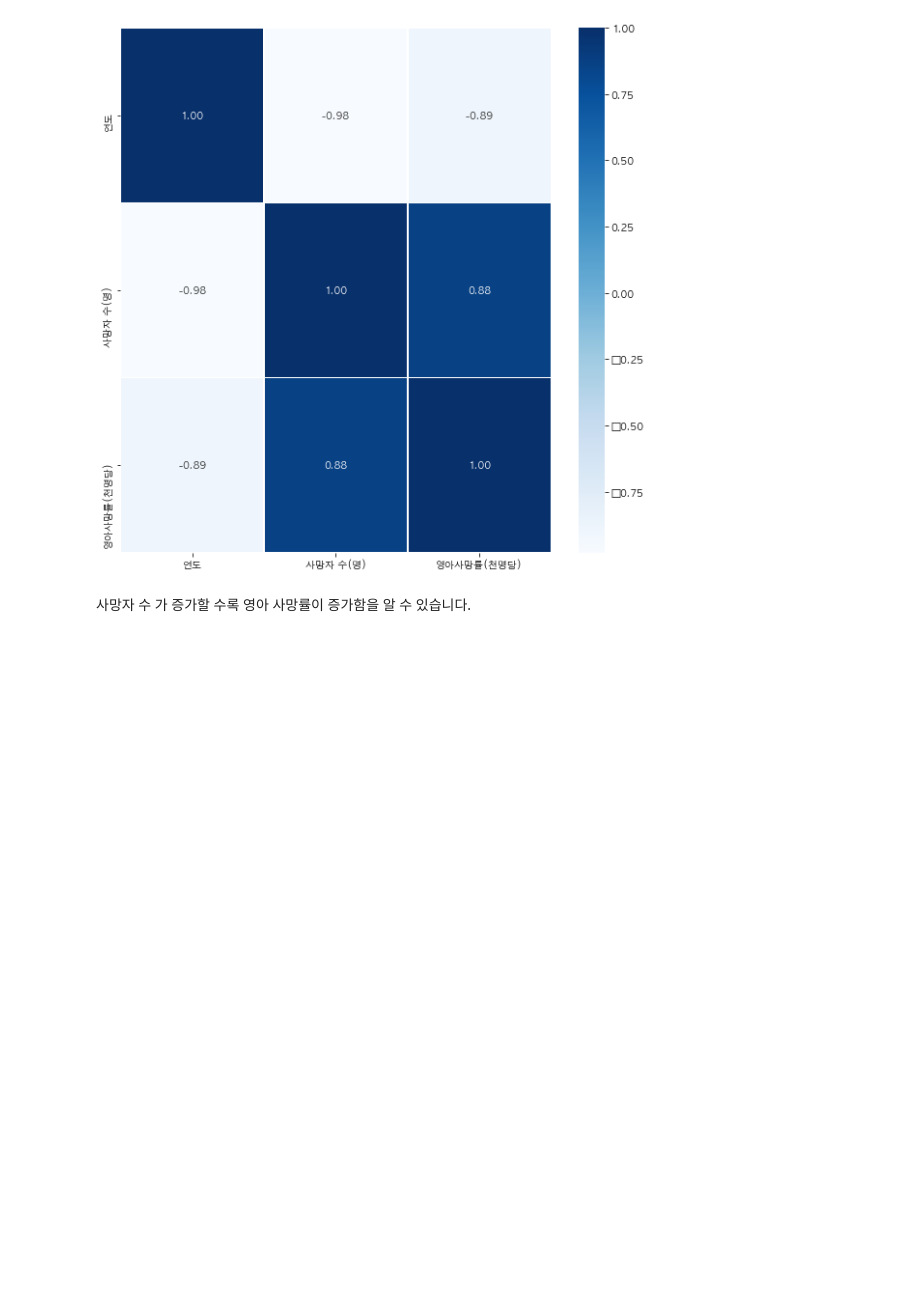
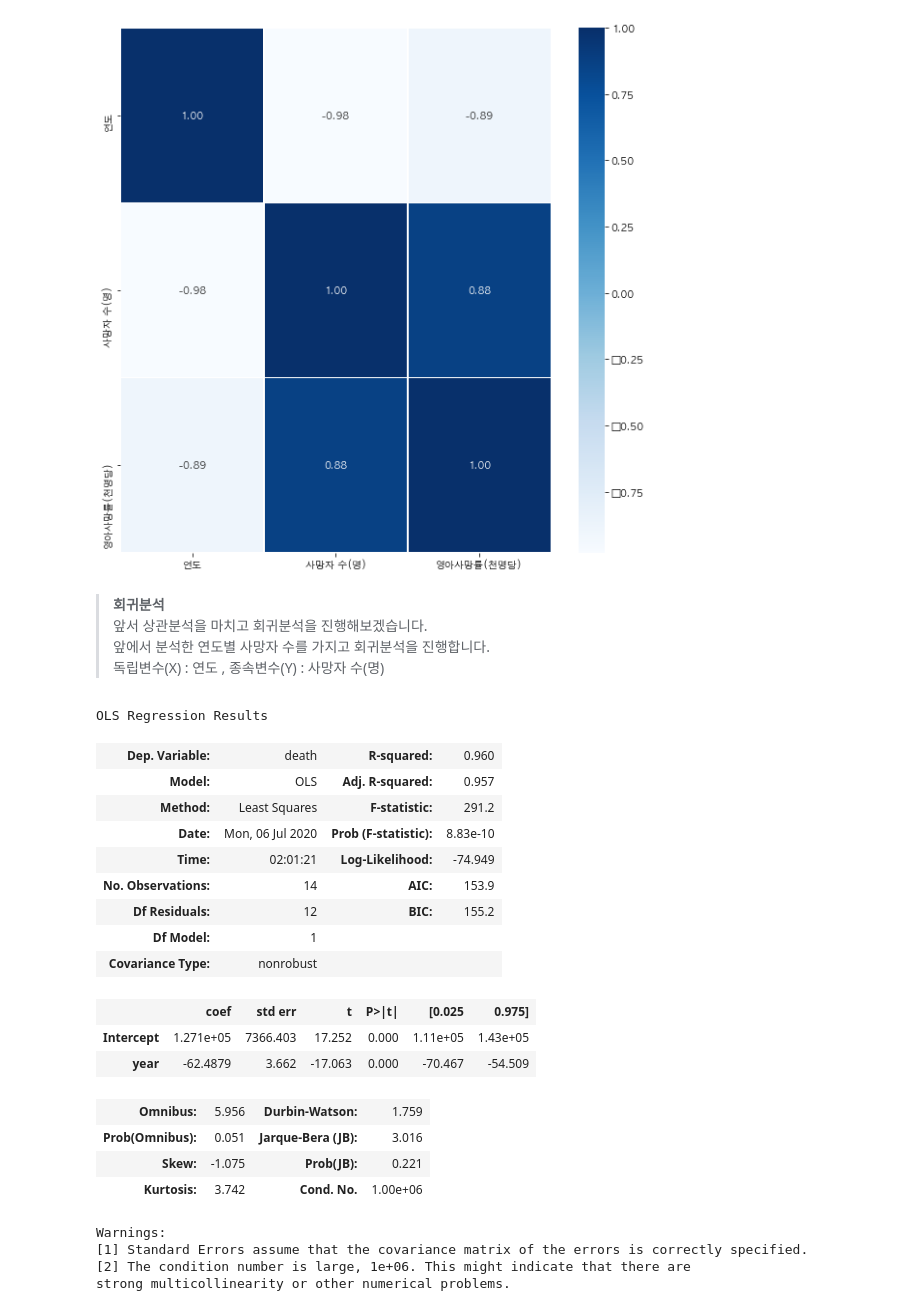
Before and after one commit to superZina/bigData, a Jupyter notebook: 기말.ipynb, the cells around one changed output. Drawn from its saved outputs; the diff is of its cells as text; code cells hidden in the pictures; blank space fills up the shorter version.

Commit message:
회귀분석, 회귀분석 결과 평가 , 잔차 분석

```diff
--- a/기말.ipynb
+++ b/기말.ipynb
@@ -814,5 +821,37 @@ sns.heatmap(data = df_death_all.corr() , annot = True , fmt = '.2f' , linewidths
 # %% [output]
 <matplotlib.axes._subplots.AxesSubplot at 0x...>
 [figure]
-# %% [markdown]
-사망자 수 가 증가할 수록 영아 사망률이 증가함을 알 수 있습니다.
+# %% [markdown]
+> **회귀분석**
+앞서 상관분석을 마치고 회귀분석을 진행해보겠습니다.
+앞에서 분석한 연도별 사망자 수를 가지고 회귀분석을 진행합니다.
+독립변수(X) : 연도 , 종속변수(Y) : 사망자 수(명)
+# %%
+df_death_all = df_death_all.reset_index()
+df_death_all = df_death_all.rename(columns = {'사망자 수(명)':'death' , '연도':'year'})
+
+import statsmodels.api as sm
+lin_reg = sm.OLS.from_formula('death ~ year', df_death_all).fit()
+lin_reg.summary()
+# %% [output]
+OLS Regression Results
+| Dep. Variable: | death | R-squared: | 0.960 |
+| Model: | OLS | Adj. R-squared: | 0.957 |
+| Method: | Least Squares | F-statistic: | 291.2 |
+| Date: | Mon, 06 Jul 2020 | Prob (F-statistic): | 8.83e-10 |
+| Time: | 02:01:21 | Log-Likelihood: | -74.949 |
+| No. Observations: | 14 | AIC: | 153.9 |
+| Df Residuals: | 12 | BIC: | 155.2 |
+| Df Model: | 1 |  |  |
+| Covariance Type: | nonrobust |  |  |
+|  | coef | std err | t | P>|t| | [0.025 | 0.975] |
+| Intercept | 1.271e+05 | 7366.403 | 17.252 | 0.000 | 1.11e+05 | 1.43e+05 |
+| year | -62.4879 | 3.662 | -17.063 | 0.000 | -70.467 | -54.509 |
+| Omnibus: | 5.956 | Durbin-Watson: | 1.759 |
+| Prob(Omnibus): | 0.051 | Jarque-Bera (JB): | 3.016 |
+| Skew: | -1.075 | Prob(JB): | 0.221 |
+| Kurtosis: | 3.742 | Cond. No. | 1.00e+06 |
+Warnings:
+[1] Standard Errors assume that the covariance matrix of the errors is correctly specified.
+[2] The condition number is large, 1e+06. This might indicate that there are
+strong multicollinearity or other numerical problems.
```
Also changed, not shown: parts of 9 cells of this notebook.
